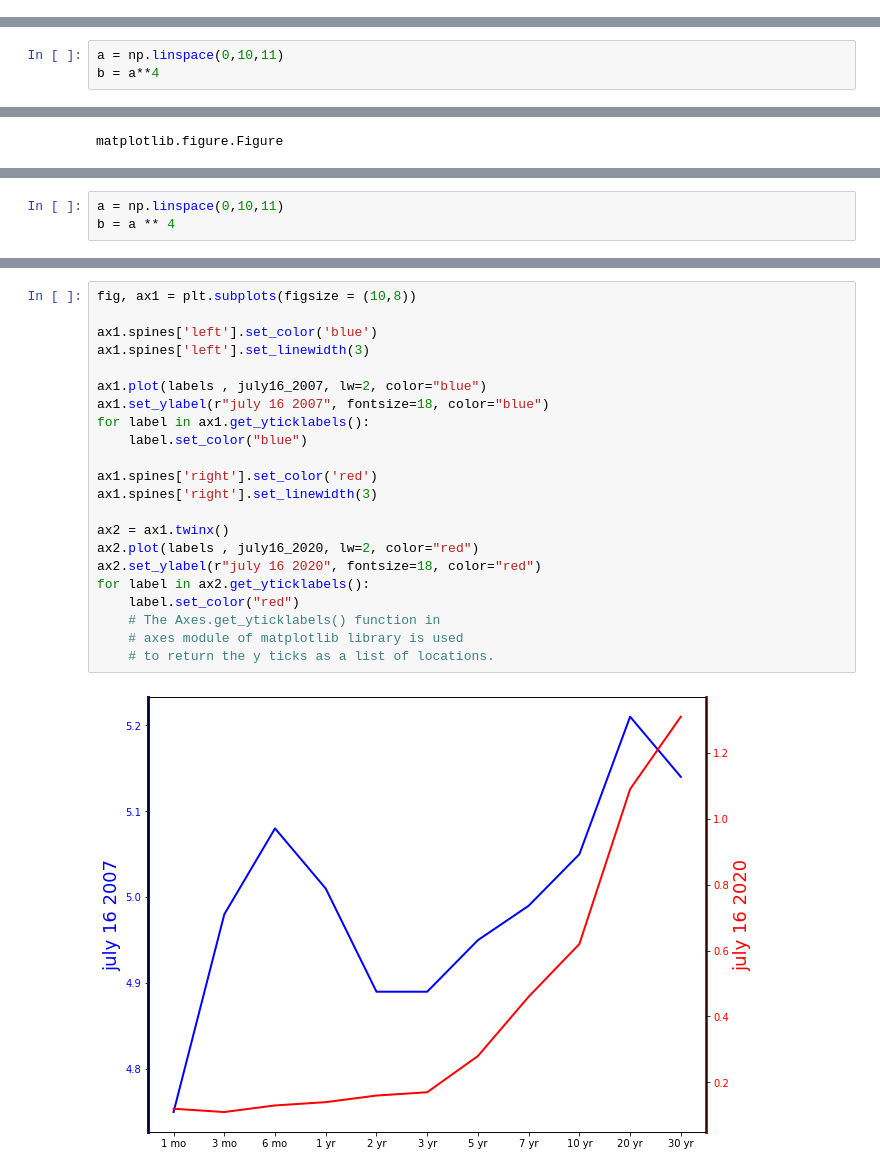
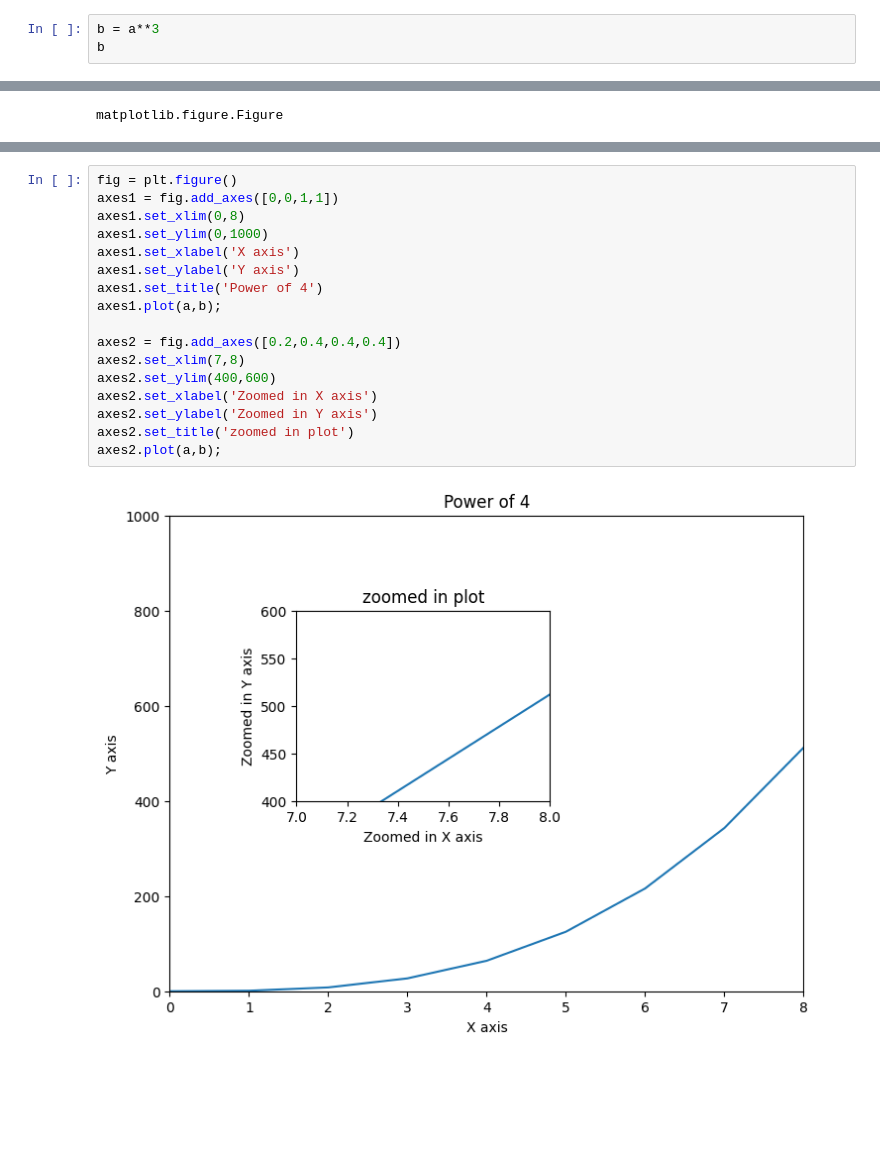
Before and after one commit to humsarika/machine-learning-practice, a Jupyter notebook: Matplotlib.ipynb, the cells around one changed output, grey strips where cells are left out. Drawn from its saved outputs; the diff is of its cells as text; blank space fills up the shorter version.

Commit message:
Uploading Matplotlib learning notebook from colab

```diff
--- a/Matplotlib.ipynb
+++ b/Matplotlib.ipynb
@@ -55,0 +49,3 @@ So essentially what we have here is a blank canvas and the next step is to add a
+# %%
+b = a**3
+b
@@ -62,3 +77,0 @@ axes = fig.add_axes([0,0,1,1])
-# %%
-a = np.linspace(0,10,11)
-b = a**4
@@ -214,3 +81,0 @@ import matplotlib.pyplot as plt
-# %%
-a = np.linspace(0,10,11)
-b = a ** 4
@@ -473,24 +82,19 @@ plt.tight_layout()
-# %%
-fig, ax1 = plt.subplots(figsize = (10,8))
-
-ax1.spines['left'].set_color('blue')
-ax1.spines['left'].set_linewidth(3)
-
-ax1.plot(labels , july16_2007, lw=2, color="blue")
-ax1.set_ylabel(r"july 16 2007", fontsize=18, color="blue")
-for label in ax1.get_yticklabels():
-    label.set_color("blue")
-
-ax1.spines['right'].set_color('red')
-ax1.spines['right'].set_linewidth(3)
-
-ax2 = ax1.twinx()
-ax2.plot(labels , july16_2020, lw=2, color="red")
-ax2.set_ylabel(r"july 16 2020", fontsize=18, color="red")
-for label in ax2.get_yticklabels():
-    label.set_color("red")
-    # The Axes.get_yticklabels() function in
-    # axes module of matplotlib library is used
-    # to return the y ticks as a list of locations.
-# %% [output]
-[figure, removed]
+# %%
+fig = plt.figure()
+axes1 = fig.add_axes([0,0,1,1])
+axes1.set_xlim(0,8)
+axes1.set_ylim(0,1000)
+axes1.set_xlabel('X axis')
+axes1.set_ylabel('Y axis')
+axes1.set_title('Power of 4')
+axes1.plot(a,b);
+
+axes2 = fig.add_axes([0.2,0.4,0.4,0.4])
+axes2.set_xlim(7,8)
+axes2.set_ylim(400,600)
+axes2.set_xlabel('Zoomed in X axis')
+axes2.set_ylabel('Zoomed in Y axis')
+axes2.set_title('zoomed in plot')
+axes2.plot(a,b);
+# %% [output]
+[figure, added]
```
Also changed, not shown: parts of 102 cells of this notebook.
